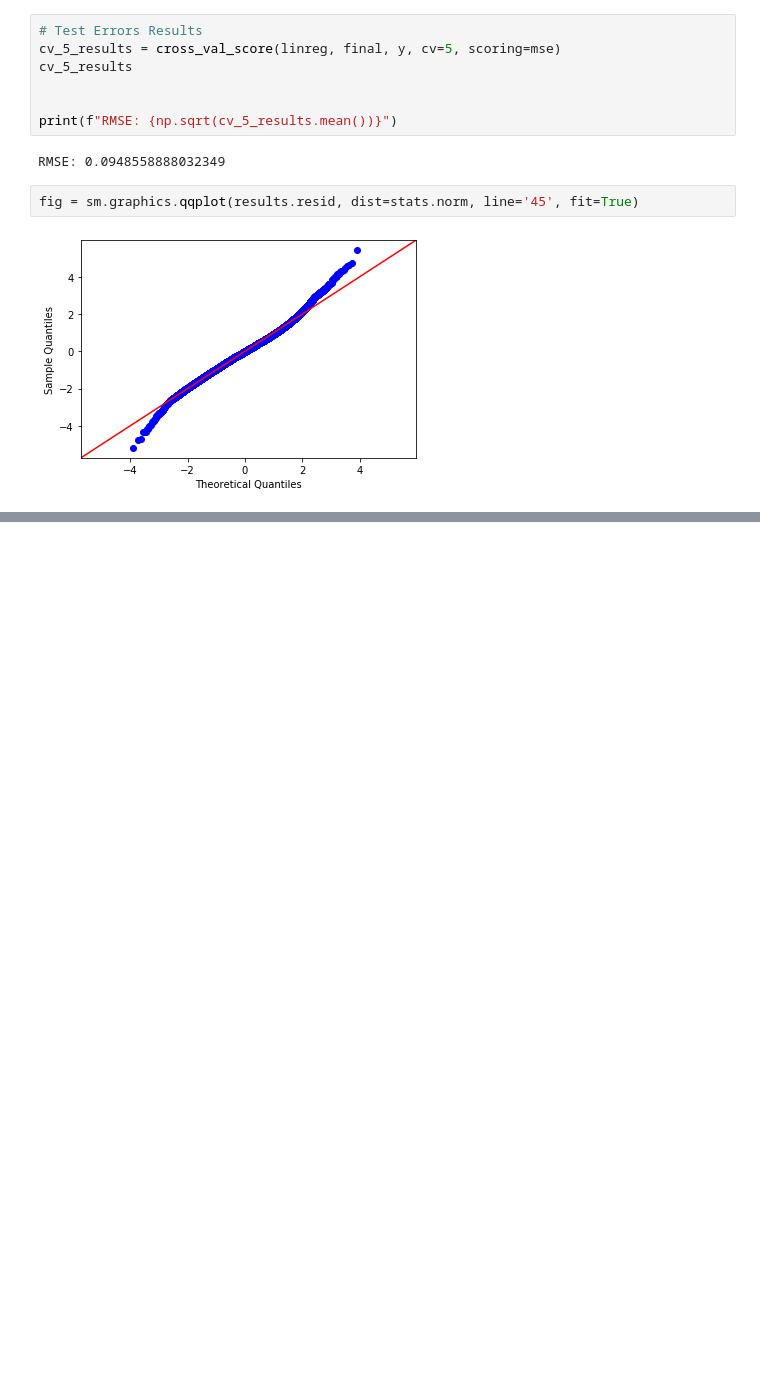
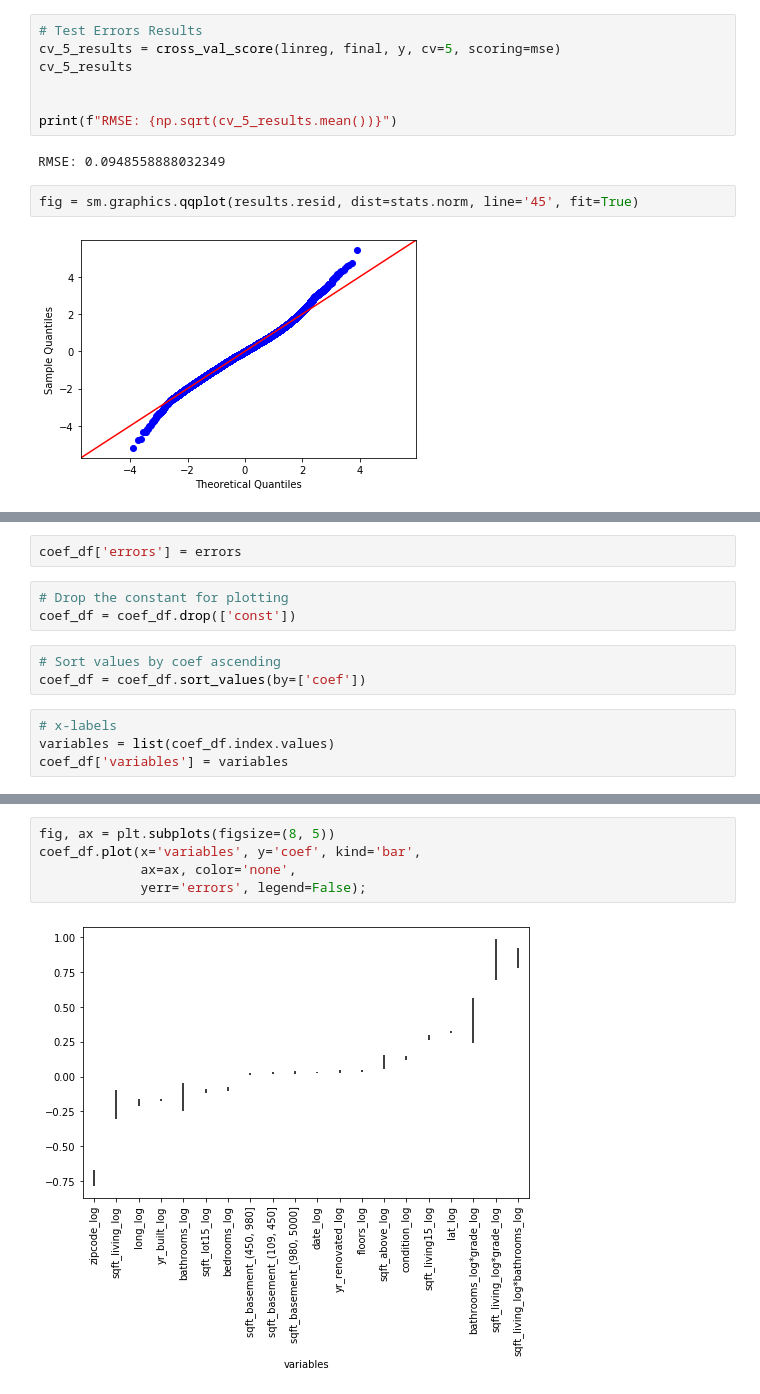
Before and after one commit to JessicaFB/Flipping-Houses-Strategy, a Jupyter notebook: student.ipynb, the cells around one changed output, grey strips where cells are left out. Cells and saved outputs as stored; diff of their text form; blank space fills up the shorter version.

Commit message:
Added coeficient plot.

```diff
--- a/student.ipynb
+++ b/student.ipynb
@@ -618,0 +630,12 @@ fig = sm.graphics.qqplot(results.resid, dist=stats.norm, line='45', fit=True)
+# %%
+coef_df['errors'] = errors
+# %%
+# Drop the constant for plotting
+coef_df = coef_df.drop(['const'])
+# %%
+# Sort values by coef ascending
+coef_df = coef_df.sort_values(by=['coef'])
+# %%
+# x-labels
+variables = list(coef_df.index.values)
+coef_df['variables'] = variables
@@ -618,0 +652,7 @@ fig = sm.graphics.qqplot(results.resid, dist=stats.norm, line='45', fit=True)
+# %%
+fig, ax = plt.subplots(figsize=(8, 5))
+coef_df.plot(x='variables', y='coef', kind='bar',
+             ax=ax, color='none',
+             yerr='errors', legend=False);
+# %% [output]
+[figure, added]
```
Also changed, not shown: parts of 10 cells of this notebook.
